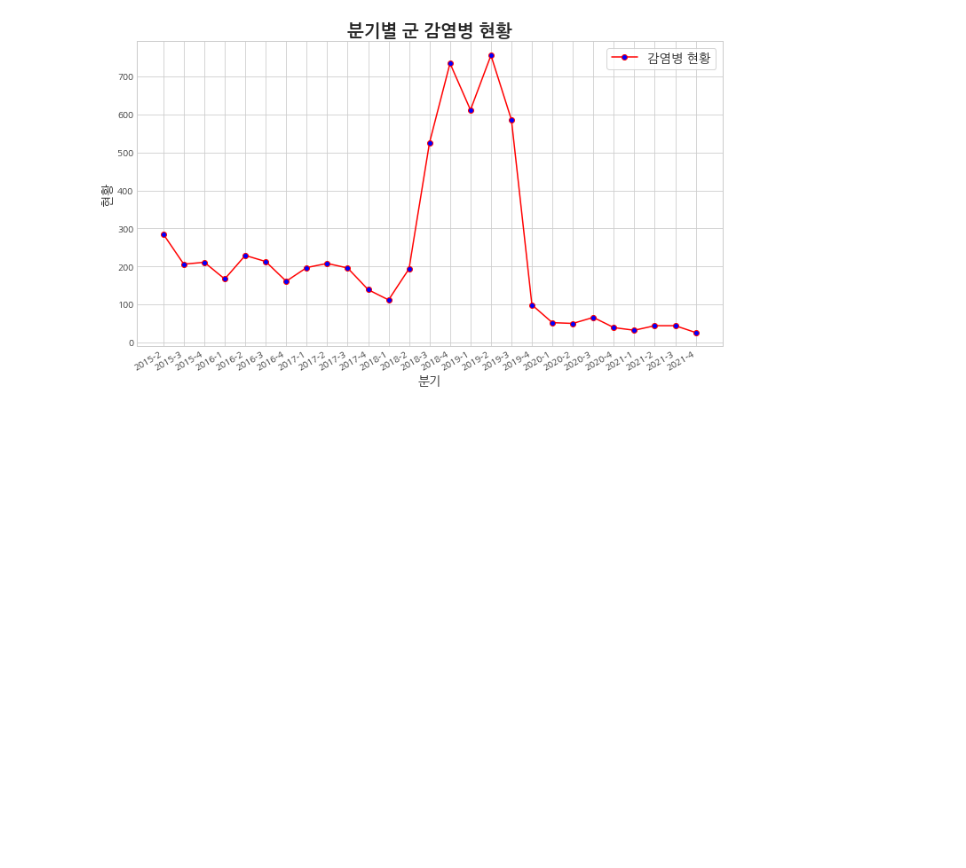
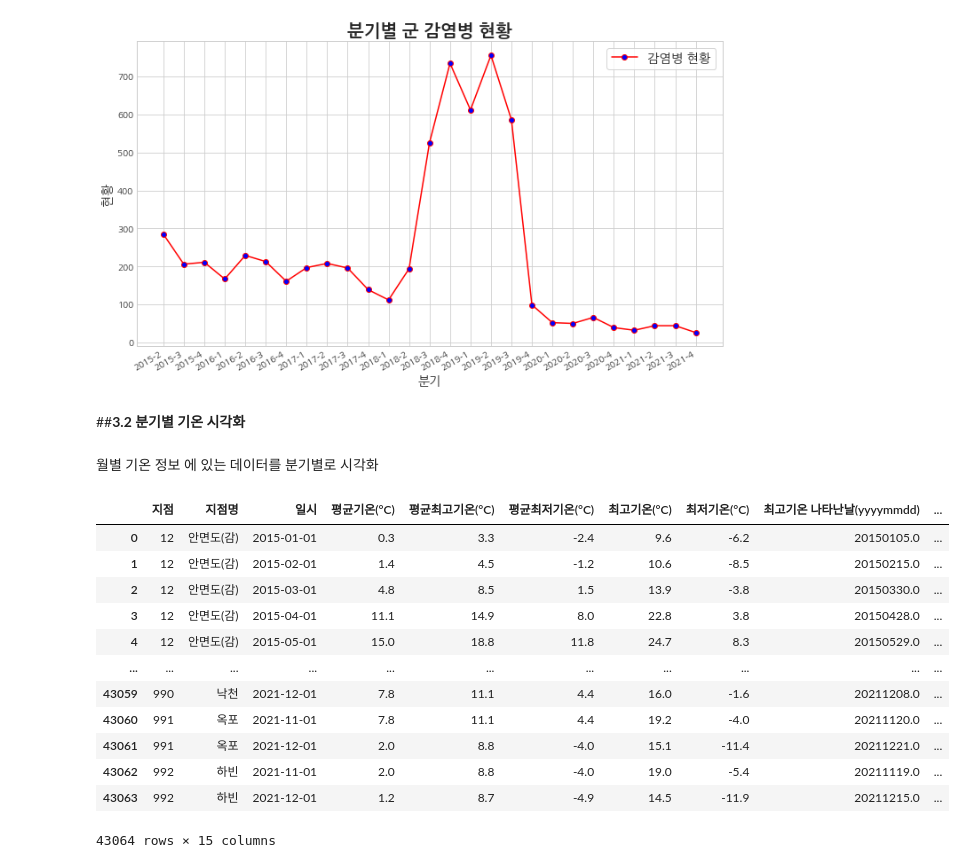
Before and after one commit to thdfydgh/MilitaryProjectDA, a Jupyter notebook: [Project]_날씨_변화에_따른_군_감영볌_정보_EDA_분석_및_데이터_시각화.ipynb, the cells around one changed output. Saved outputs shown, nothing was run; the diff lists cells and outputs as text; code cells hidden in the pictures; blank space fills up the shorter version.

```diff
--- a/[Project]_날씨_변화에_따른_군_감영볌_정보_EDA_분석_및_데이터_시각화.ipynb
+++ b/[Project]_날씨_변화에_따른_군_감영볌_정보_EDA_분석_및_데이터_시각화.ipynb
@@ -302,3 +302,23 @@ plt.legend(['감염병 현황'], frameon = True, fontsize = 'x-large')
 plt.tight_layout()
 # %% [output]
 [figure]
+# %% [markdown]
+##**3.2 분기별 기온 시각화**
+# %% [markdown]
+월별 기온 정보 에 있는 데이터를 분기별로 시각화
+# %%
+df_temperature
+# %% [output]
+|  | 지점 | 지점명 | 일시 | 평균기온(°C) | 평균최고기온(°C) | 평균최저기온(°C) | 최고기온(°C) | 최저기온(°C) | 최고기온 나타난날(yyyymmdd) | ... |
+| 0 | 12 | 안면도(감) | 2015-01-01 | 0.3 | 3.3 | -2.4 | 9.6 | -6.2 | 20150105.0 | ... |
+| 1 | 12 | 안면도(감) | 2015-02-01 | 1.4 | 4.5 | -1.2 | 10.6 | -8.5 | 20150215.0 | ... |
+| 2 | 12 | 안면도(감) | 2015-03-01 | 4.8 | 8.5 | 1.5 | 13.9 | -3.8 | 20150330.0 | ... |
+| 3 | 12 | 안면도(감) | 2015-04-01 | 11.1 | 14.9 | 8.0 | 22.8 | 3.8 | 20150428.0 | ... |
+| 4 | 12 | 안면도(감) | 2015-05-01 | 15.0 | 18.8 | 11.8 | 24.7 | 8.3 | 20150529.0 | ... |
+| ... | ... | ... | ... | ... | ... | ... | ... | ... | ... | ... |
+| 43059 | 990 | 낙천 | 2021-12-01 | 7.8 | 11.1 | 4.4 | 16.0 | -1.6 | 20211208.0 | ... |
+| 43060 | 991 | 옥포 | 2021-11-01 | 7.8 | 11.1 | 4.4 | 19.2 | -4.0 | 20211120.0 | ... |
+| 43061 | 991 | 옥포 | 2021-12-01 | 2.0 | 8.8 | -4.0 | 15.1 | -11.4 | 20211221.0 | ... |
+| 43062 | 992 | 하빈 | 2021-11-01 | 2.0 | 8.8 | -4.0 | 19.0 | -5.4 | 20211119.0 | ... |
+| 43063 | 992 | 하빈 | 2021-12-01 | 1.2 | 8.7 | -4.9 | 14.5 | -11.9 | 20211215.0 | ... |
+43064 rows × 15 columns
```
Also changed, not shown: parts of 5 cells of this notebook.
